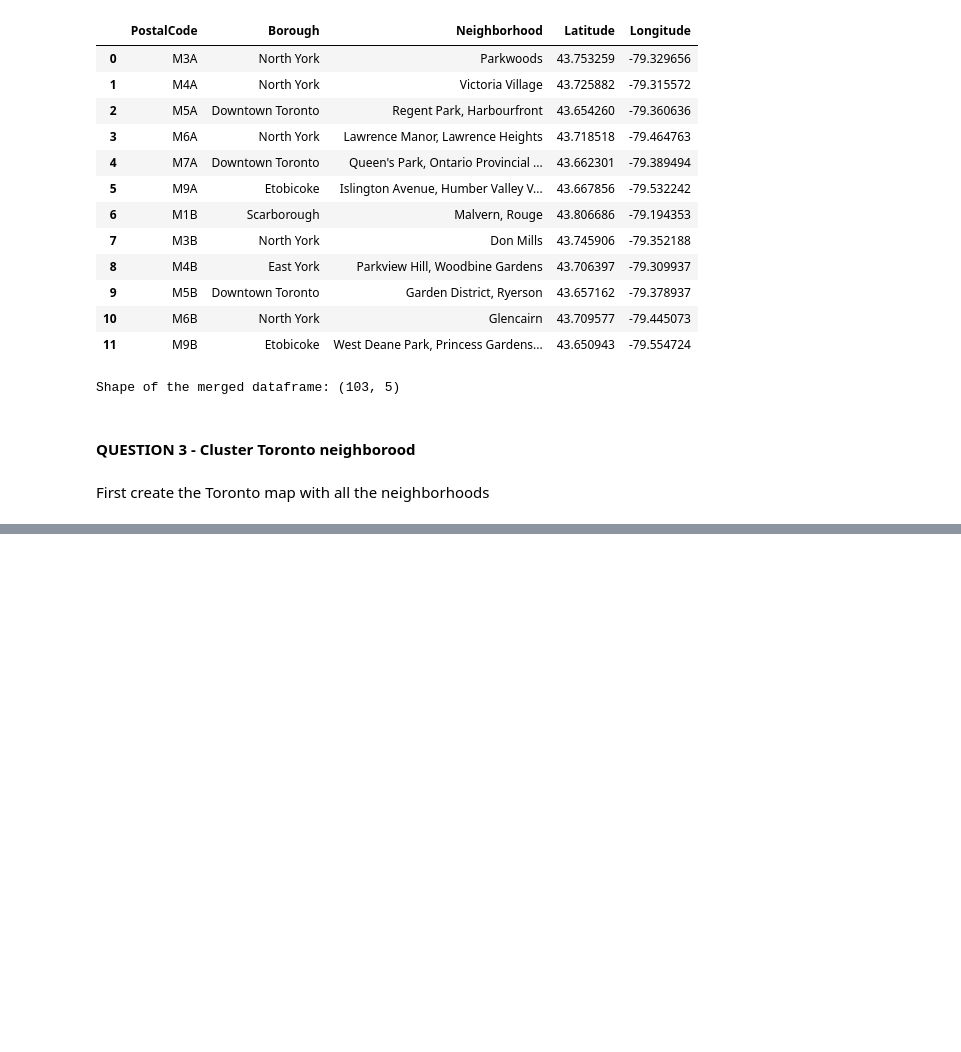
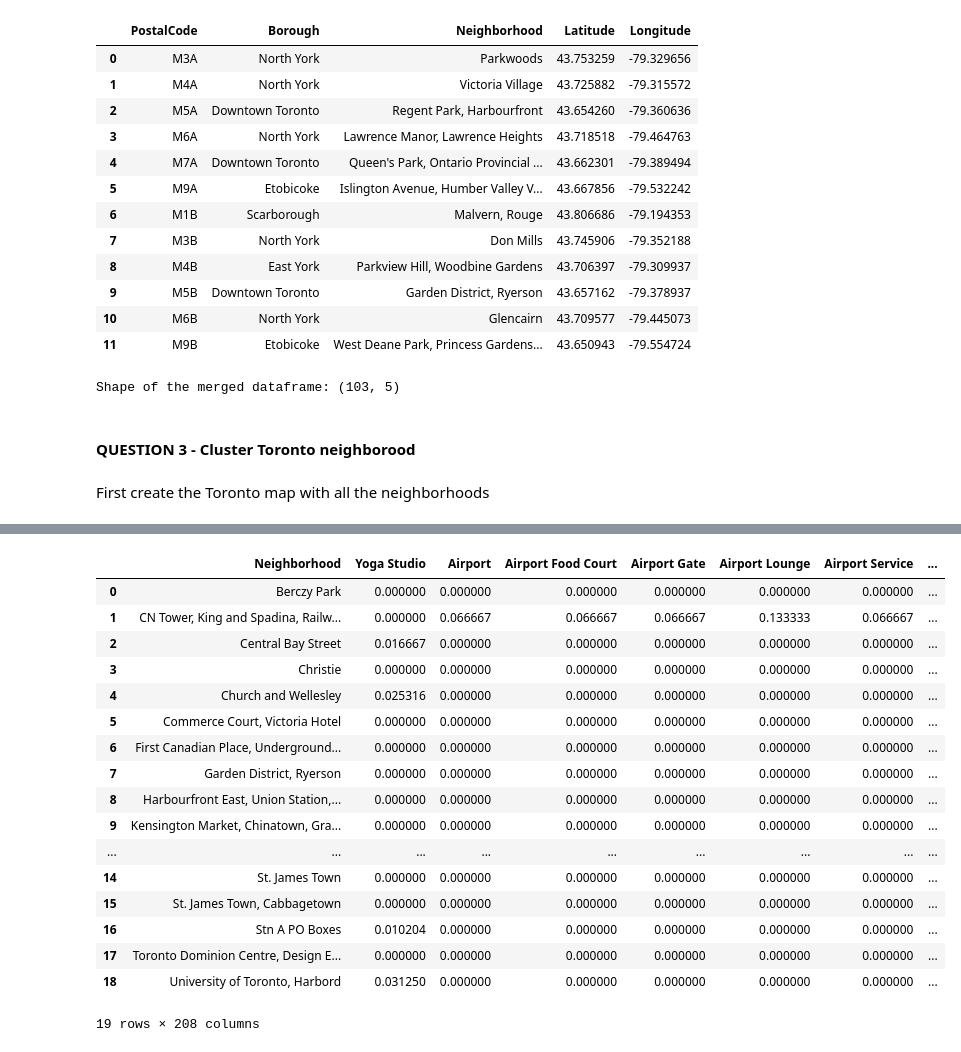
Before and after one commit to bonviniales/Coursera_Capstone, a Jupyter notebook: Capstone Data Science Project.ipynb, the cells around one changed output, grey strips where cells are left out. Cells and saved outputs as stored; diff of their text form; code cells hidden in the pictures; blank space fills up the shorter version.

Commit message:
Published from Watson Studio.

```diff
--- a/Capstone Data Science Project.ipynb
+++ b/Capstone Data Science Project.ipynb
@@ -111,8 +112,12 @@ import requests
 # %% [markdown]
 First create the Toronto map with all the neighborhoods
 # %%
+# Get Toronto coordinates
+geolocator = Nominatim(user_agent="ny_explorer")
+location = geolocator.geocode('Toronto')
+
 # Create Toronto map with folium
-toronto_map = folium.Map(location=[43.7, -79.347015], zoom_start=11.5)
+toronto_map = folium.Map(location=[location.latitude, location.longitude], zoom_start=11)
 
 # Add all the neighborhoods to the map
 for lat, lng, borough, neighborhood in zip(neigh_coord_df['Latitude'], neigh_coord_df['Longitude'], neigh_coord_df['Borough'], neigh_coord_df['Neighborhood']):
@@ -135,0 +141,4 @@ Let's explore the East York neighborhood
+# %%
+# Get East York Toronto Dataframe
+downt_neigh_coord_df = neigh_coord_df[neigh_coord_df['Borough'] == 'Downtown Toronto'].reset_index(drop=True)
+downt_neigh_coord_df.head(12)
@@ -139,0 +277,23 @@ a = 2
+# %%
+# Group each neighborhood by frequency of venue
+downtown_grouped = downtown_onehot.groupby('Neighborhood').mean().reset_index()
+downtown_grouped
+# %% [output]
+|  | Neighborhood | Yoga Studio | Airport | Airport Food Court | Airport Gate | Airport Lounge | Airport Service | ... |
+| 0 | Berczy Park | 0.000000 | 0.000000 | 0.000000 | 0.000000 | 0.000000 | 0.000000 | ... |
+| 1 | CN Tower, King and Spadina, Railw... | 0.000000 | 0.066667 | 0.066667 | 0.066667 | 0.133333 | 0.066667 | ... |
+| 2 | Central Bay Street | 0.016667 | 0.000000 | 0.000000 | 0.000000 | 0.000000 | 0.000000 | ... |
+| 3 | Christie | 0.000000 | 0.000000 | 0.000000 | 0.000000 | 0.000000 | 0.000000 | ... |
+| 4 | Church and Wellesley | 0.025316 | 0.000000 | 0.000000 | 0.000000 | 0.000000 | 0.000000 | ... |
+| 5 | Commerce Court, Victoria Hotel | 0.000000 | 0.000000 | 0.000000 | 0.000000 | 0.000000 | 0.000000 | ... |
+| 6 | First Canadian Place, Underground... | 0.000000 | 0.000000 | 0.000000 | 0.000000 | 0.000000 | 0.000000 | ... |
+| 7 | Garden District, Ryerson | 0.000000 | 0.000000 | 0.000000 | 0.000000 | 0.000000 | 0.000000 | ... |
+| 8 | Harbourfront East, Union Station,... | 0.000000 | 0.000000 | 0.000000 | 0.000000 | 0.000000 | 0.000000 | ... |
+| 9 | Kensington Market, Chinatown, Gra... | 0.000000 | 0.000000 | 0.000000 | 0.000000 | 0.000000 | 0.000000 | ... |
+| ... | ... | ... | ... | ... | ... | ... | ... | ... |
+| 14 | St. James Town | 0.000000 | 0.000000 | 0.000000 | 0.000000 | 0.000000 | 0.000000 | ... |
+| 15 | St. James Town, Cabbagetown | 0.000000 | 0.000000 | 0.000000 | 0.000000 | 0.000000 | 0.000000 | ... |
+| 16 | Stn A PO Boxes | 0.010204 | 0.000000 | 0.000000 | 0.000000 | 0.000000 | 0.000000 | ... |
+| 17 | Toronto Dominion Centre, Design E... | 0.000000 | 0.000000 | 0.000000 | 0.000000 | 0.000000 | 0.000000 | ... |
+| 18 | University of Toronto, Harbord | 0.031250 | 0.000000 | 0.000000 | 0.000000 | 0.000000 | 0.000000 | ... |
+19 rows × 208 columns
```
Also changed, not shown: parts of 18 cells of this notebook.
